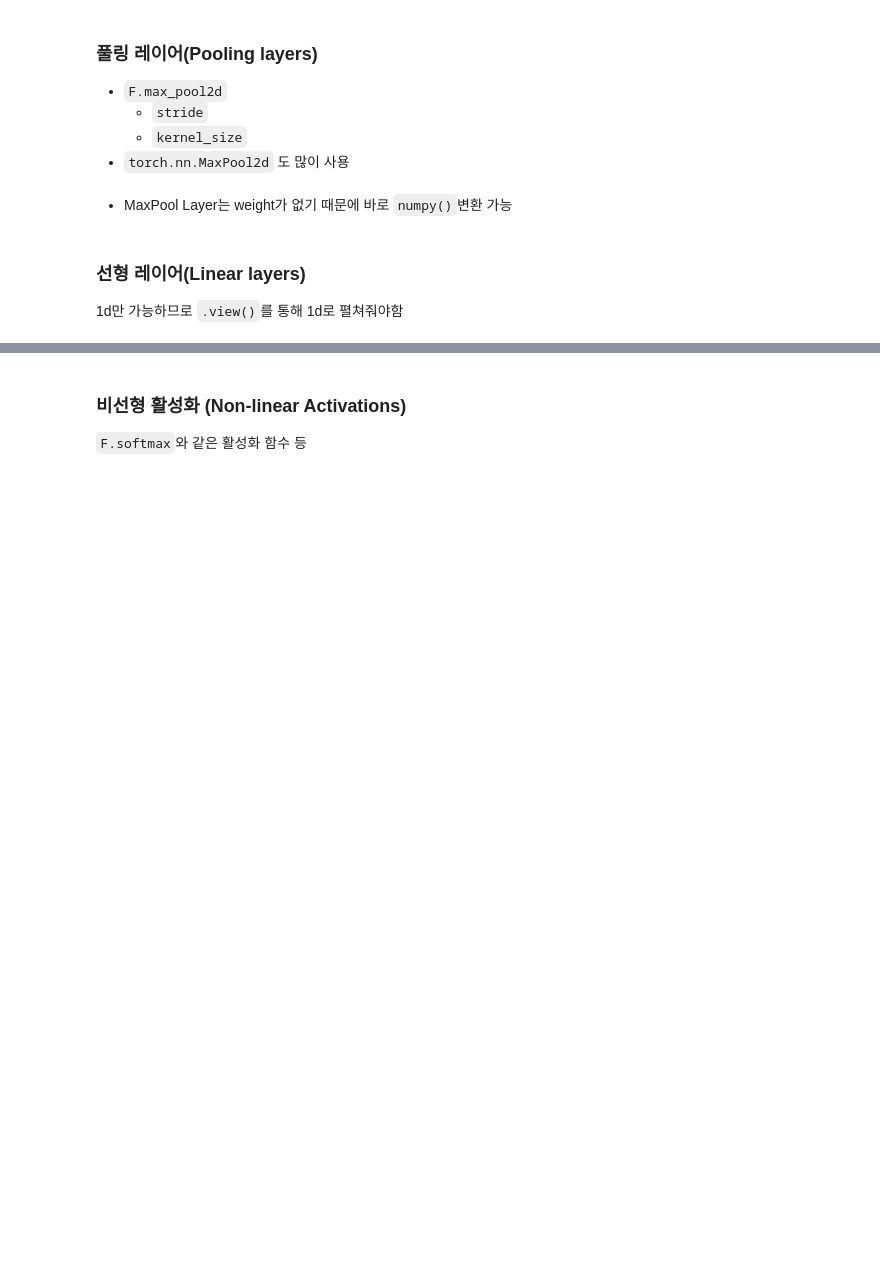
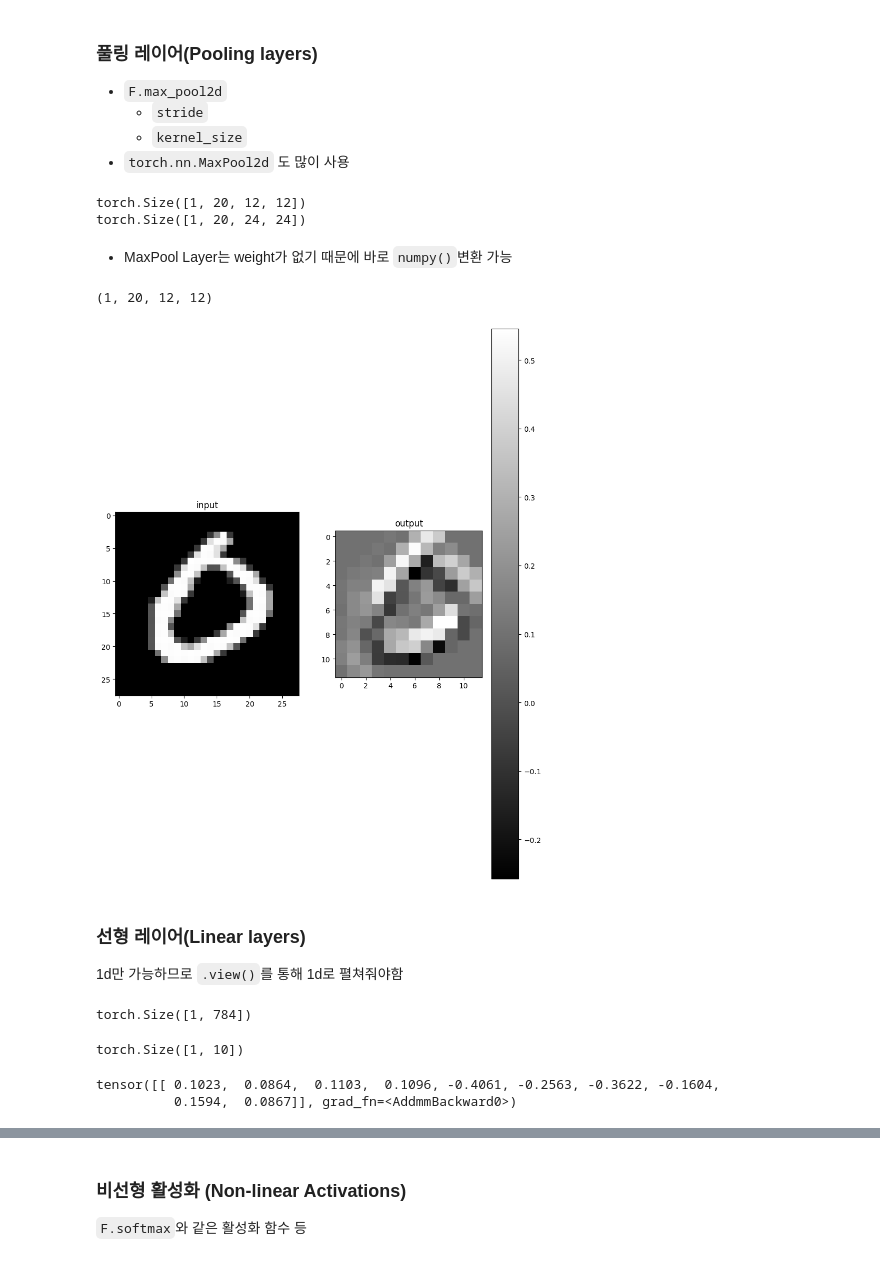
Before and after one commit to dablro12/AI_study, a Jupyter notebook: Pytorch_basic_study.ipynb, the cells around one changed output, grey strips where cells are left out. Saved outputs shown, nothing was run; the diff lists cells and outputs as text; code cells hidden in the pictures; blank space fills up the shorter version.

```diff
--- a/Pytorch_basic_study.ipynb
+++ b/Pytorch_basic_study.ipynb
@@ -1181,9 +1306,51 @@ https://pytorch.org/docs/stable/nn.html
   - `stride`
   - `kernel_size`
 - `torch.nn.MaxPool2d` 도 많이 사용
+# %%
+import torch.nn.functional as F
+
+pool = F.max_pool2d(output, 2, 2) #가로 세로를   2개씩 줄임
+print(pool.shape)
+print(output.shape)
+# %% [output]
+torch.Size([1, 20, 12, 12])
+torch.Size([1, 20, 24, 24])
 # %% [markdown]
 - MaxPool Layer는 weight가 없기 때문에 바로 `numpy()`변환 가능
+# %%
+pool_arr = pool.numpy()
+pool_arr.shape  #-> 가로 세로가 절반으로 줄어들었다.
+# %% [output]
+(1, 20, 12, 12)
+# %%
+plt.figure(figsize=(10,15))
+plt.subplot(121)
+plt.title('input')
+plt.imshow(input_image, cmap = 'gray')
+
+plt.subplot(122)
+plt.title('output')
+plt.imshow(pool_arr[0, 0, :, :], cmap = 'gray') #-> 해상도가 반으로 줄어든다.
+plt.colorbar()
+plt.show()
+# %% [output]
+[figure, added]
 # %% [markdown]
 ### 선형 레이어(Linear layers)
 
 1d만 가능하므로 `.view()`를 통해 1d로 펼쳐줘야함
+# %%
+flatten = input_image.view(1, 28*28) #28*28을 한 seq로 784로 늘여뜨림
+flatten.shape
+# %% [output]
+torch.Size([1, 784])
+# %%
+lin = nn.Linear(784, 10)(flatten)
+lin.shape  #-> 10개의 값이 나왔다.
+# %% [output]
+torch.Size([1, 10])
+# %%
+lin
+# %% [output]
+tensor([[ 0.1023,  0.0864,  0.1103,  0.1096, -0.4061, -0.2563, -0.3622, -0.1604,
+          0.1594,  0.0867]], grad_fn=<AddmmBackward0>)
```
Also changed, not shown: parts of 64 cells of this notebook.
